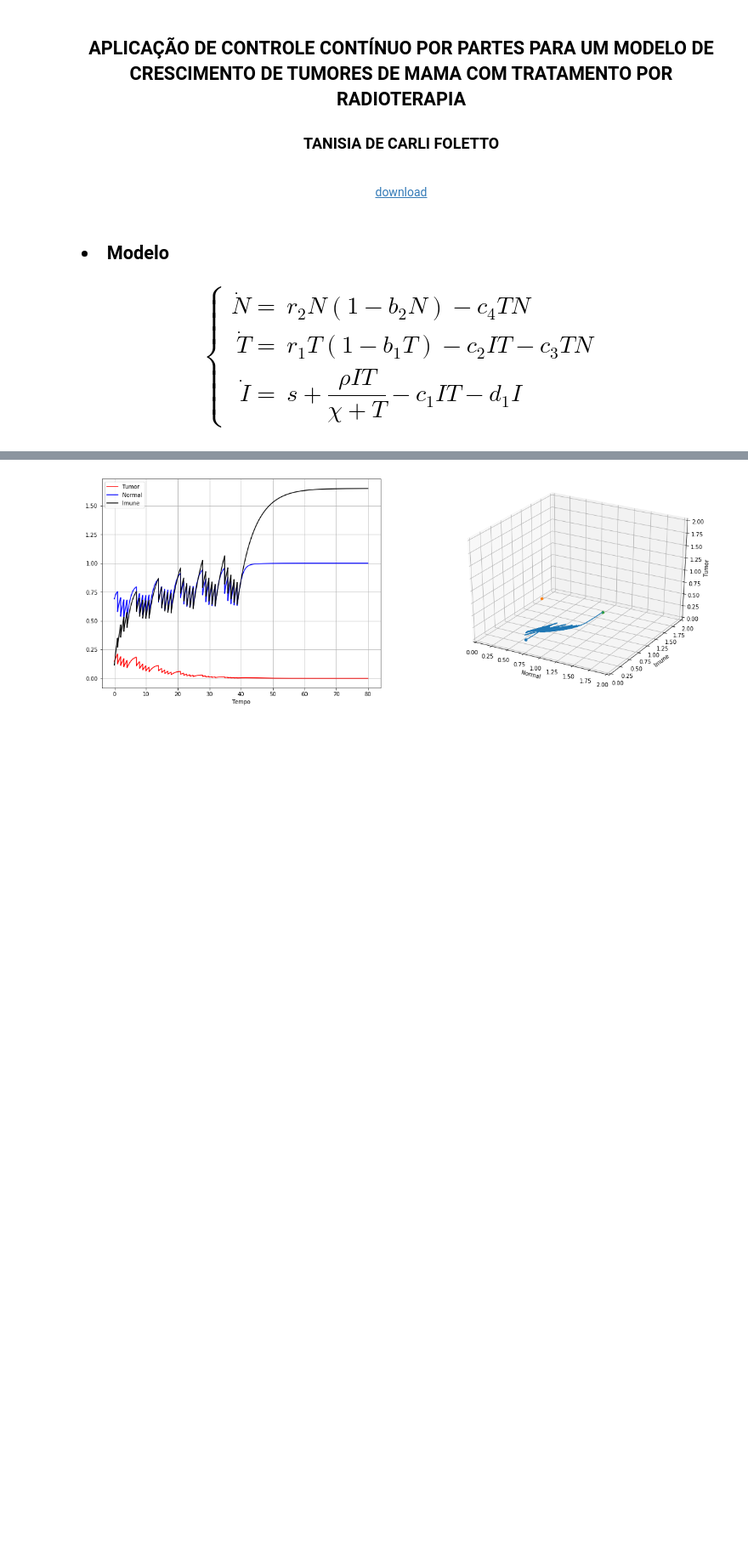
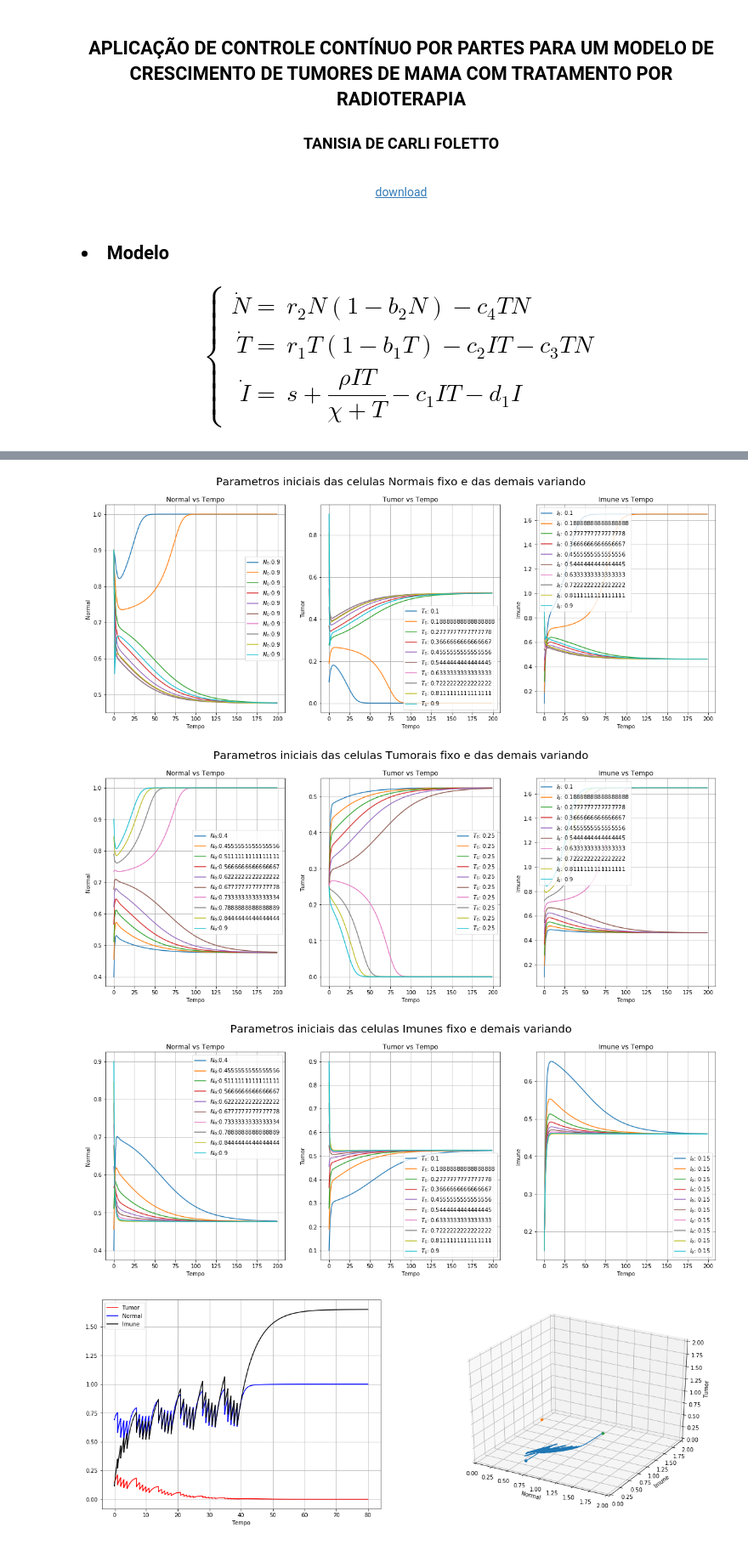
Before and after one commit to vdscruz/pibic-2018, a Jupyter notebook: codigos/code1.ipynb, the cells around one changed output, grey strips where cells are left out. Shown at 85% size. Cells and saved outputs as stored; diff of their text form; code cells hidden in the pictures; blank space fills up the shorter version.

```diff
--- a/codigos/code1.ipynb
+++ b/codigos/code1.ipynb
@@ -225,10 +225,10 @@ class Model(object):
             #_3d.grid(True)
             plt.show()
 
-    def plot2(self, size=(20, 7)):
+    def plot2(self, size=(20, 7), label=False, title = 'Dinâmica do crescimento de tumor, para diferentes valores de população inicial'):
 
             fig = plt.figure()
-            fig.suptitle('Dinâmica do crescimento de tumor, para diferentes valores de população inicial', fontsize=20)
+            fig.suptitle(title, fontsize=20)
             fig.set_size_inches(size)
 
             _2d1 = fig.add_subplot(131)
@@ -250,10 +250,14 @@ class Model(object):
             _2d3.grid(True)
 
             for i in range(self.healthy_0.size):
-                _2d1.plot(self.time[i], self.healthy[i])
-                _2d2.plot(self.time[i], self.tumor[i])
-                _2d3.plot(self.time[i], self.immune[i])
+                _2d1.plot(self.time[i], self.healthy[i], label='$ N_0 $:' + str(self.healthy_0[i]))
+                _2d2.plot(self.time[i], self.tumor[i], label='$ T_0 $: ' + str(self.tumor_0[i]))
+                _2d3.plot(self.time[i], self.immune[i], label='$ I_0 $: ' + str(self.immune_0[i]))
 
+            if(label):
+                _2d1.legend()
+                _2d2.legend()
+                _2d3.legend()
 
 
 
@@ -312,7 +319,18 @@ i_0 = np.linspace(0.1, 1.0, num=10)#np.array([0.15, 0.2])
 # %%
 # analise do comportamento do modelo com os parametros ajustados para o cancer de mama
 # a taxa de crescimento do tumor é alterada para simular o tempo de duplicacao
-model = Model()
-model.setParameters(r_1, b_1, c_1, d_1, r_2, b_2, c_2, c_3, c_4, s, p, x, 200, 1)
-model.initialConditions(n_0, t_0, i_0) # (N, T, I)
-model.process()
+
+model_normal_fixo = Model()
+model_normal_fixo.setParameters(r_1, b_1, c_1, d_1, r_2, b_2, c_2, c_3, c_4, s, p, x, 200, 1)
+model_normal_fixo.initialConditions(n_0_fixo, t_0, i_0) # (N, T, I)
+model_normal_fixo.process()
+
+model_tumor_fixo = Model()
+model_tumor_fixo.setParameters(r_1, b_1, c_1, d_1, r_2, b_2, c_2, c_3, c_4, s, p, x, 200, 1)
+model_tumor_fixo.initialConditions(n_0, t_0_fixo, i_0) # (N, T, I)
+model_tumor_fixo.process()
+
+model_imune_fixo = Model()
+model_imune_fixo.setParameters(r_1, b_1, c_1, d_1, r_2, b_2, c_2, c_3, c_4, s, p, x, 200, 1)
+model_imune_fixo.initialConditions(n_0, t_0, i_0_fixo) # (N, T, I)
+model_imune_fixo.process()
@@ -335,0 +337,8 @@ model.plot()
+# %%
+model_normal_fixo.plot2(title='Parametros iniciais das celulas Normais fixo e das demais variando', label=True)
+model_tumor_fixo.plot2(title='Parametros iniciais das celulas Tumorais fixo e das demais variando',label=True)
+model_imune_fixo.plot2(title='Parametros iniciais das celulas Imunes fixo e demais variando',label=True)
+# %% [output]
+[figure, added]
+[figure, added]
+[figure, added]
```
Also changed, not shown: parts of 4 cells of this notebook.
